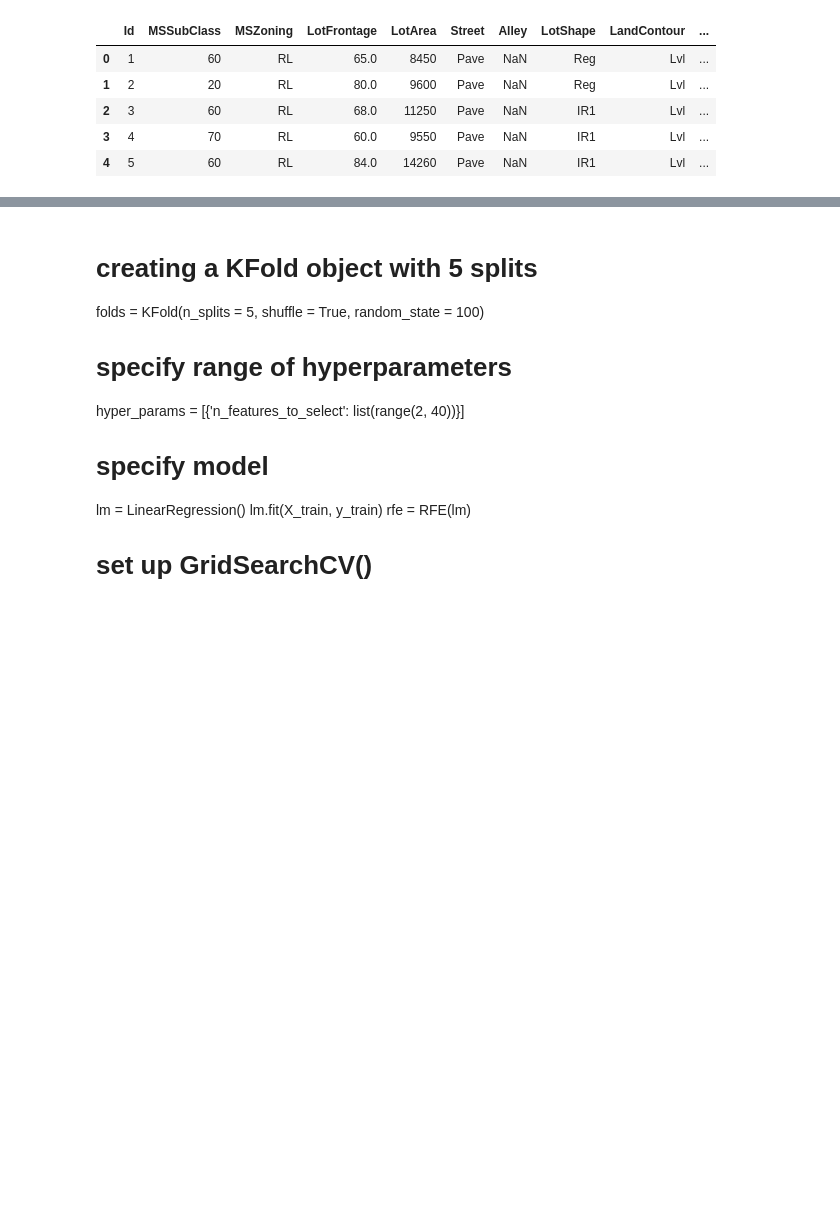
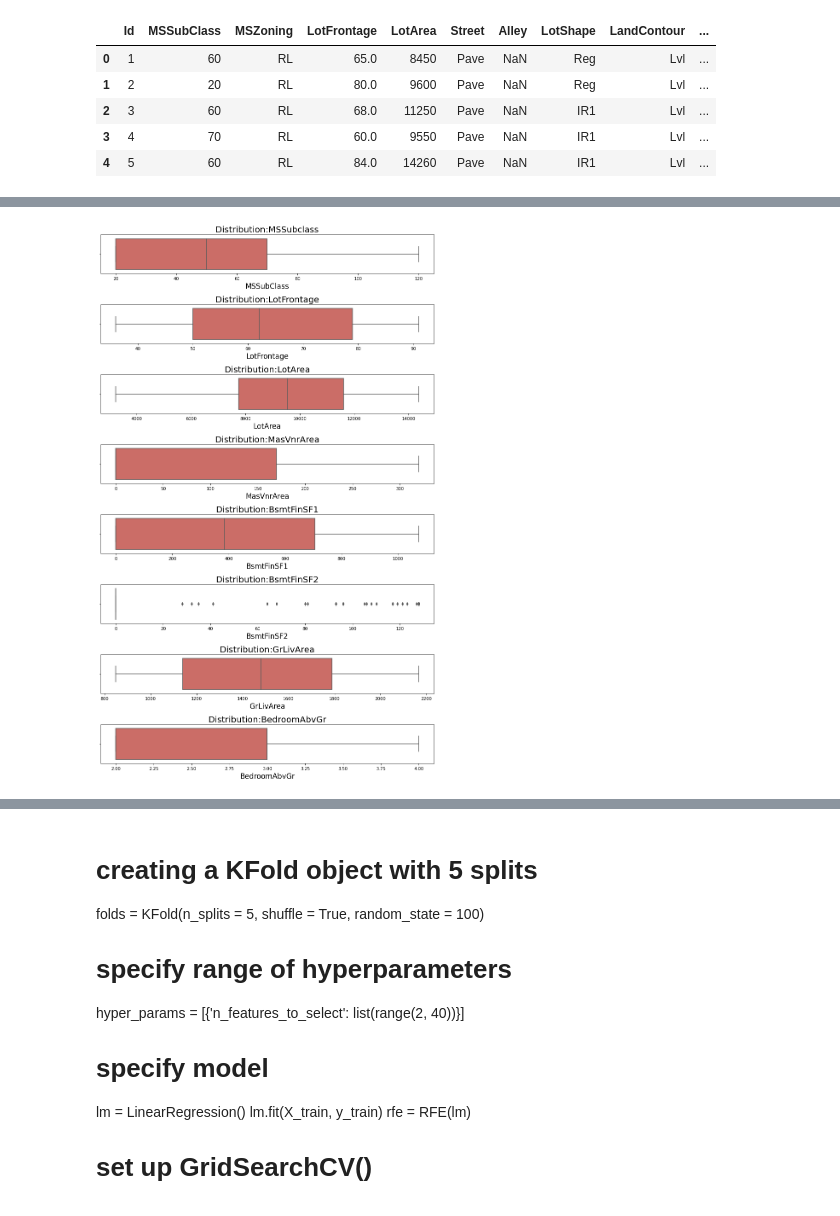
Before and after one commit to CharlieThomasCTG/HousePriceModel, a Jupyter notebook: Regularised model - Copy.ipynb, the cells around one changed output, grey strips where cells are left out. Drawn from its saved outputs; the diff is of its cells as text; code cells hidden in the pictures; blank space fills up the shorter version.

```diff
--- a/Regularised model - Copy.ipynb
+++ b/Regularised model - Copy.ipynb
@@ -779,2 +774,0 @@ df_house_price = df_house_price.drop(['Id','OverallQual','OverallCond','BsmtFull
-# %%
-target=df_house_price.pop('SalePrice')
@@ -1287,0 +775,4 @@ dtype: int64
+# %%
+df_house_price = df_house_price.drop(['Id','OverallQual','OverallCond','BsmtFullBath','BsmtHalfBath','FullBath','HalfBath',
+                                   'Fireplaces','GarageCars','Utilities','LandSlope','Condition2','RoofMatl','Heating',
+                                    'Electrical','Functional','GarageYrBlt','PoolArea','ScreenPorch','3SsnPorch','MiscFeature','KitchenAbvGr','LowQualFinSF','MiscVal'], axis=1)
@@ -1287,0 +829,14 @@ dtype: int64
+# %%
+# check what is percentage of missing values in categorical dataframe
+for col in df_train_num.columns.values:
+    missing_values = df_train_num[col].isnull().sum()
+    #print("{} - missing values: {} ({:0.2f}%)".format(col, missing_values, missing_values/data_len*100))
+
+    # drop column if there is more than 50 missing values
+    if missing_values > len(df_train_num)* 70/100:
+        #print("droping column: {}".format(col))
+        df_train_num = df_train_num.drop(col, axis = 1,inplace = True)
+    # if there is less than 260 missing values than fill in with median valu of column
+    else:
+        #print("filling missing values with median in column: {}".format(col))
+        df_train_num = df_train_num.fillna(df_train_num[col].median())
@@ -1287,0 +938,54 @@ dtype: int64
+# %%
+#Plotting the continous variables to understand the distribution and descriptive stats.
+def plot_countinous_variables():
+    plt.figure(figsize=(14,16))
+
+
+
+    plt.subplot(811)
+    g = sns.boxplot( x="MSSubClass", data=df_train_num,palette="hls")
+    g.set_xlabel("MSSubClass", fontsize=17)
+    g.set_title("Distribution:MSSubclass", fontsize=20)
+
+    plt.subplot(812)
+    g = sns.boxplot( x='LotFrontage', data=df_train_num,palette="hls")
+    g.set_xlabel('LotFrontage', fontsize=17)
+    g.set_title("Distribution:LotFrontage", fontsize=20)
+
+    plt.subplot(813)
+    g = sns.boxplot( x='LotArea', data=df_train_num,palette="hls")
+    g.set_xlabel('LotArea', fontsize=17)
+    g.set_title("Distribution:LotArea", fontsize=20)
+
+    plt.subplot(814)
+    g = sns.boxplot( x='MasVnrArea', data=df_train_num,palette="hls")
+    g.set_xlabel('MasVnrArea', fontsize=17)
+    g.set_title("Distribution:MasVnrArea", fontsize=20)
+
+    plt.subplot(815)
+    g = sns.boxplot( x='BsmtFinSF1', data=df_train_num,palette="hls")
+    g.set_xlabel('BsmtFinSF1', fontsize=17)
+    g.set_title("Distribution:BsmtFinSF1", fontsize=20)
+
+    plt.subplot(816)
+    g = sns.boxplot( x='BsmtFinSF2', data=df_train_num,palette="hls")
+    g.set_xlabel('BsmtFinSF2', fontsize=17)
+    g.set_title("Distribution:BsmtFinSF2", fontsize=20)
+
+
+    plt.subplot(817)
+    g = sns.boxplot( x='GrLivArea', data=df_train_num,palette="hls")
+    g.set_xlabel('GrLivArea', fontsize=17)
+    g.set_title("Distribution:GrLivArea", fontsize=20)
+
+    plt.subplot(818)
+    g = sns.boxplot( x='BedroomAbvGr', data=df_train_num,palette="hls")
+    g.set_xlabel('BedroomAbvGr', fontsize=17)
+    g.set_title("Distribution:BedroomAbvGr", fontsize=20)
+
+    plt.subplots_adjust(hspace = 0.8,top = 1.2)
+
+    plt.show()
+plot_countinous_variables()
+# %% [output]
+[figure, added]
```
Also changed, not shown: parts of 91 cells of this notebook.
